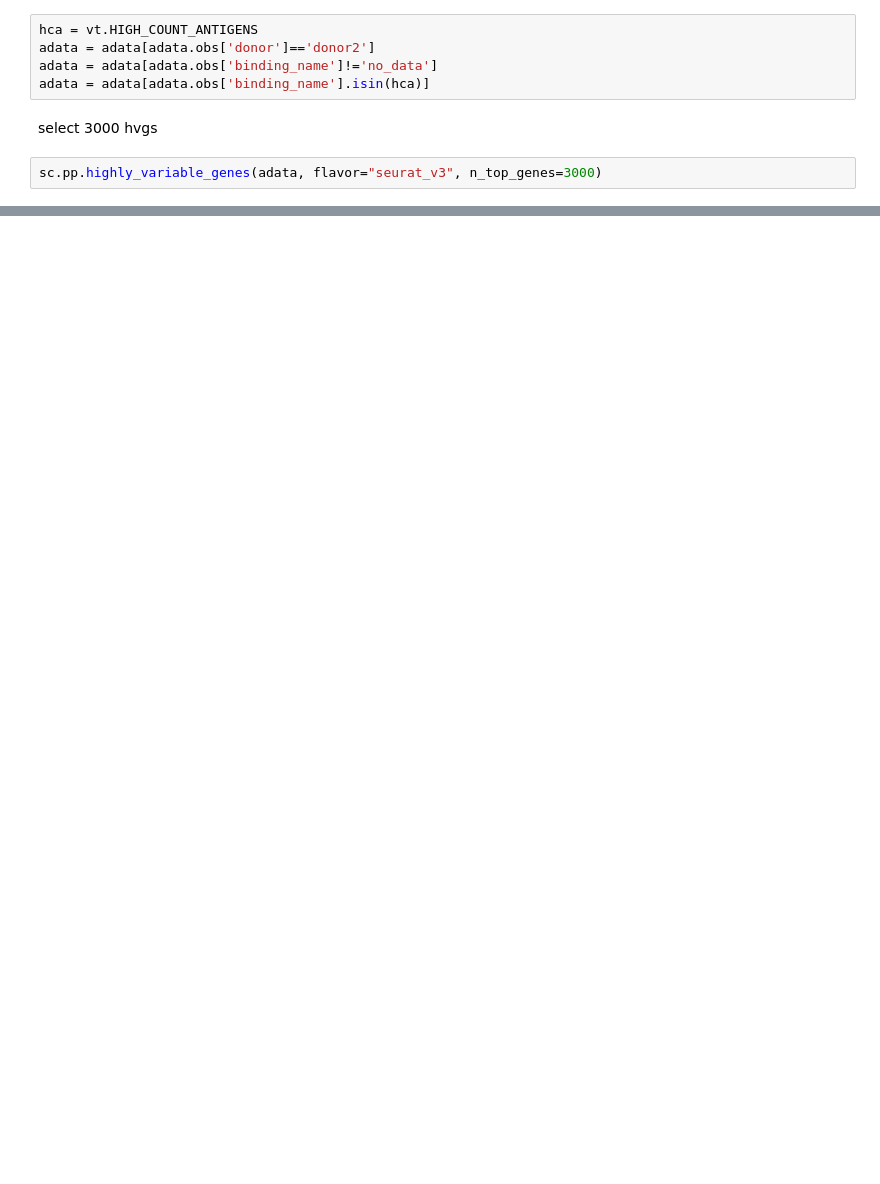
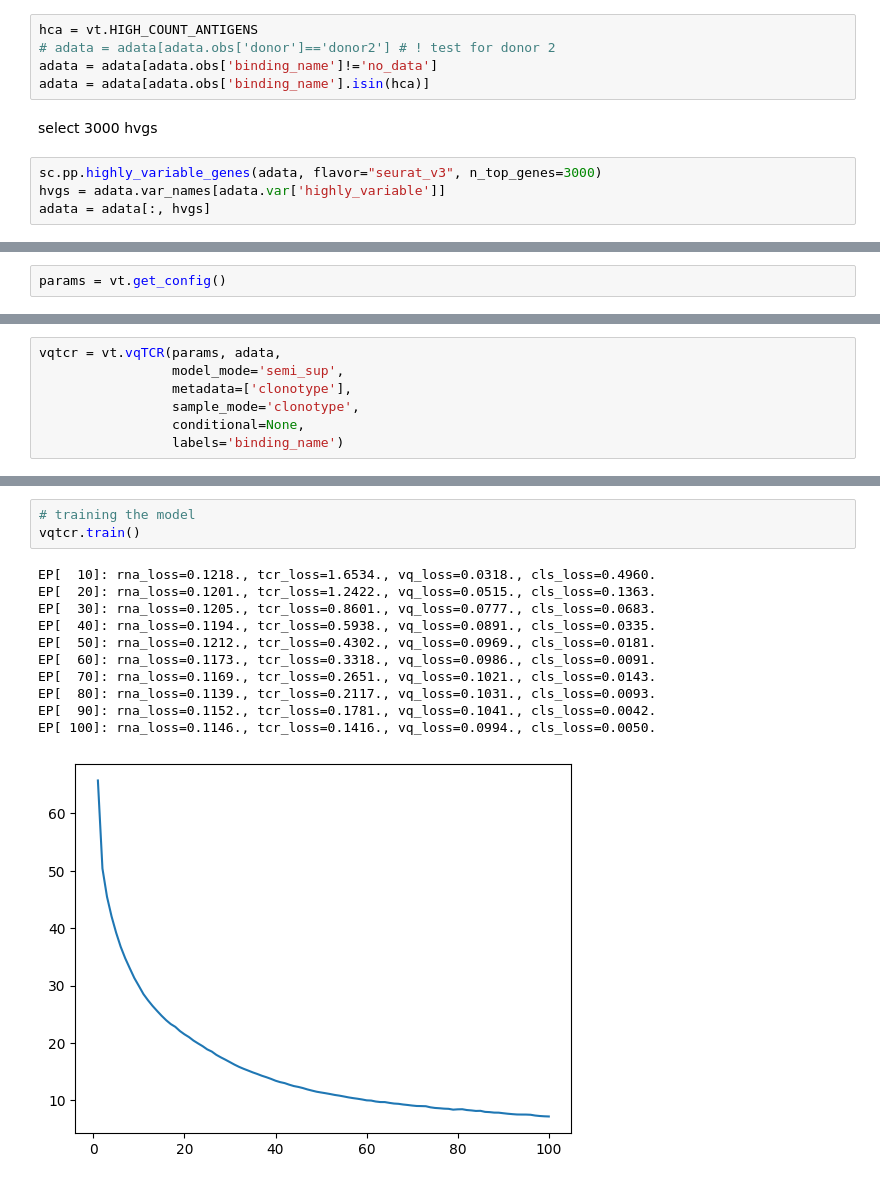
Before and after one commit to tju-zl/vqTCR, a Jupyter notebook: notebook/1_10XTCR.ipynb, the cells around one changed output, grey strips where cells are left out. Drawn from its saved outputs; the diff is of its cells as text; blank space fills up the shorter version.

```diff
--- a/notebook/1_10XTCR.ipynb
+++ b/notebook/1_10XTCR.ipynb
@@ -32,9 +48,11 @@ adata, adata.obs['set'].value_counts()
 # %%
 hca = vt.HIGH_COUNT_ANTIGENS
-adata = adata[adata.obs['donor']=='donor2']
+# adata = adata[adata.obs['donor']=='donor2'] # ! test for donor 2
 adata = adata[adata.obs['binding_name']!='no_data']
 adata = adata[adata.obs['binding_name'].isin(hca)]
 # %% [markdown]
 select 3000 hvgs
 # %%
 sc.pp.highly_variable_genes(adata, flavor="seurat_v3", n_top_genes=3000)
+hvgs = adata.var_names[adata.var['highly_variable']]
+adata = adata[:, hvgs]
@@ -46,0 +61,2 @@ Name: set, dtype: int64
+# %%
+params = vt.get_config()
@@ -46,0 +65,7 @@ Name: set, dtype: int64
+# %%
+vqtcr = vt.vqTCR(params, adata,
+                 model_mode='semi_sup',
+                 metadata=['clonotype'],
+                 sample_mode='clonotype',
+                 conditional=None,
+                 labels='binding_name')
@@ -46,0 +93,15 @@ Name: set, dtype: int64
+# %%
+# training the model
+vqtcr.train()
+# %% [output]
+EP[  10]: rna_loss=0.1218., tcr_loss=1.6534., vq_loss=0.0318., cls_loss=0.4960.
+EP[  20]: rna_loss=0.1201., tcr_loss=1.2422., vq_loss=0.0515., cls_loss=0.1363.
+EP[  30]: rna_loss=0.1205., tcr_loss=0.8601., vq_loss=0.0777., cls_loss=0.0683.
+EP[  40]: rna_loss=0.1194., tcr_loss=0.5938., vq_loss=0.0891., cls_loss=0.0335.
+EP[  50]: rna_loss=0.1212., tcr_loss=0.4302., vq_loss=0.0969., cls_loss=0.0181.
+EP[  60]: rna_loss=0.1173., tcr_loss=0.3318., vq_loss=0.0986., cls_loss=0.0091.
+EP[  70]: rna_loss=0.1169., tcr_loss=0.2651., vq_loss=0.1021., cls_loss=0.0143.
+EP[  80]: rna_loss=0.1139., tcr_loss=0.2117., vq_loss=0.1031., cls_loss=0.0093.
+EP[  90]: rna_loss=0.1152., tcr_loss=0.1781., vq_loss=0.1041., cls_loss=0.0042.
+EP[ 100]: rna_loss=0.1146., tcr_loss=0.1416., vq_loss=0.0994., cls_loss=0.0050.
+[figure, added]
```
Also changed, not shown: parts of 15 cells of this notebook, 9 other files.
